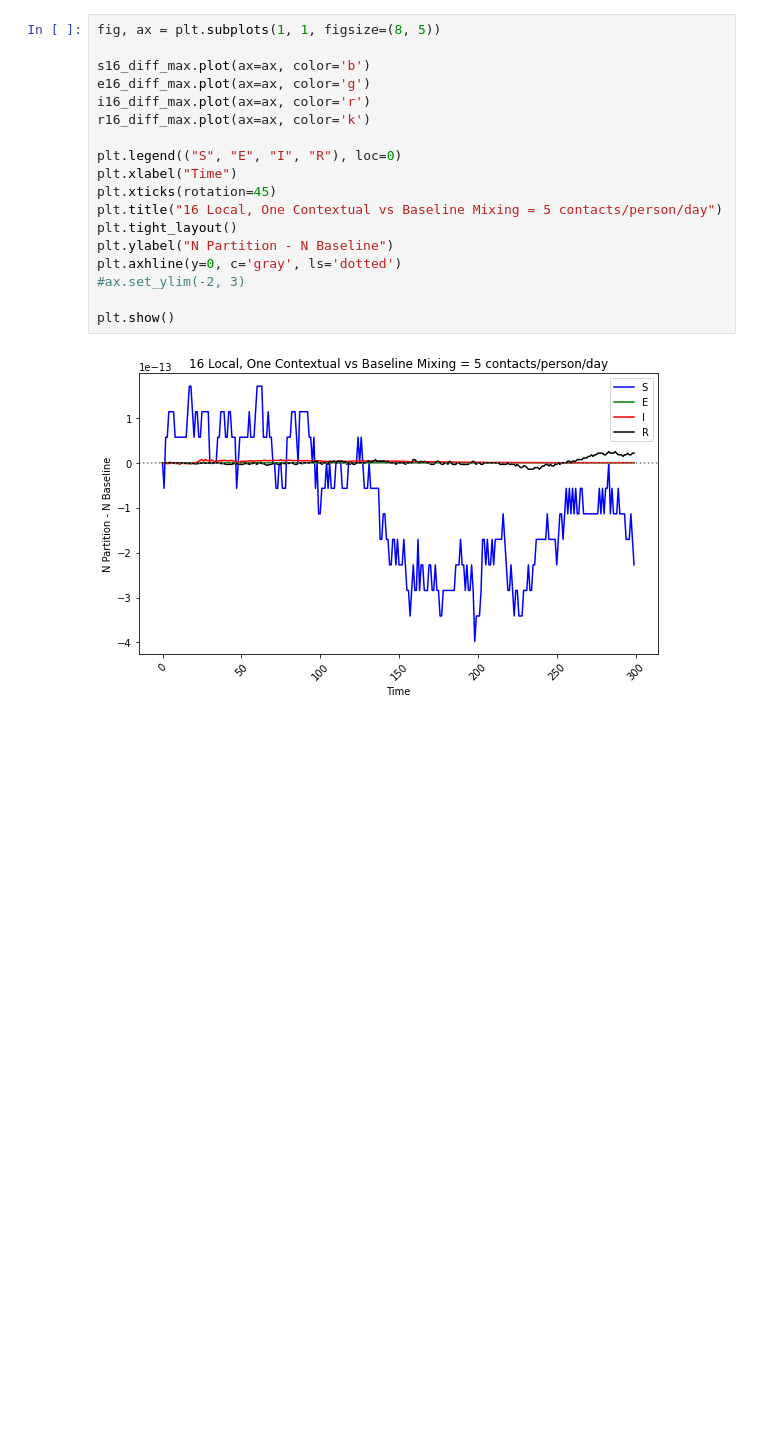
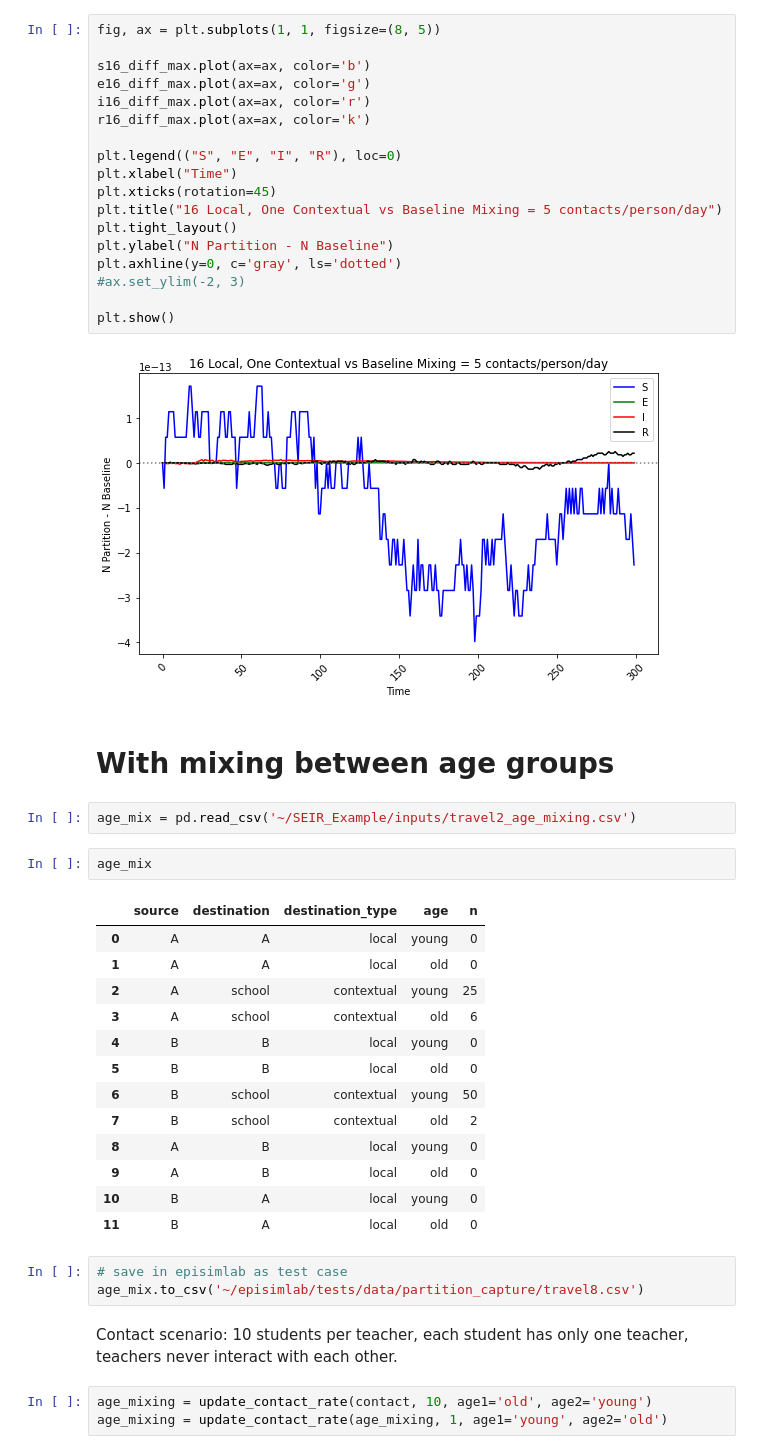
Before and after one commit to UT-Covid/SEIR_Example, a Jupyter notebook: ProbabilisticContactPartitionValidation.ipynb, the cells around one changed output. Drawn from its saved outputs; the diff is of its cells as text; blank space fills up the shorter version.

```diff
--- a/ProbabilisticContactPartitionValidation.ipynb
+++ b/ProbabilisticContactPartitionValidation.ipynb
@@ -710,3 +727,31 @@ plt.axhline(y=0, c='gray', ls='dotted')
 plt.show()
 # %% [output]
 [figure]
+# %% [markdown]
+# With mixing between age groups
+# %%
+age_mix = pd.read_csv('~/SEIR_Example/inputs/travel2_age_mixing.csv')
+# %%
+age_mix
+# %% [output]
+|  | source | destination | destination_type | age | n |
+| 0 | A | A | local | young | 0 |
+| 1 | A | A | local | old | 0 |
+| 2 | A | school | contextual | young | 25 |
+| 3 | A | school | contextual | old | 6 |
+| 4 | B | B | local | young | 0 |
+| 5 | B | B | local | old | 0 |
+| 6 | B | school | contextual | young | 50 |
+| 7 | B | school | contextual | old | 2 |
+| 8 | A | B | local | young | 0 |
+| 9 | A | B | local | old | 0 |
+| 10 | B | A | local | young | 0 |
+| 11 | B | A | local | old | 0 |
+# %%
+# save in episimlab as test case
+age_mix.to_csv('~/episimlab/tests/data/partition_capture/travel8.csv')
+# %% [markdown]
+Contact scenario: 10 students per teacher, each student has only one teacher, teachers never interact with each other.
+# %%
+age_mixing = update_contact_rate(contact, 10, age1='old', age2='young')
+age_mixing = update_contact_rate(age_mixing, 1, age1='young', age2='old')
```
Also changed, not shown: parts of 33 cells of this notebook, 14 other files.
